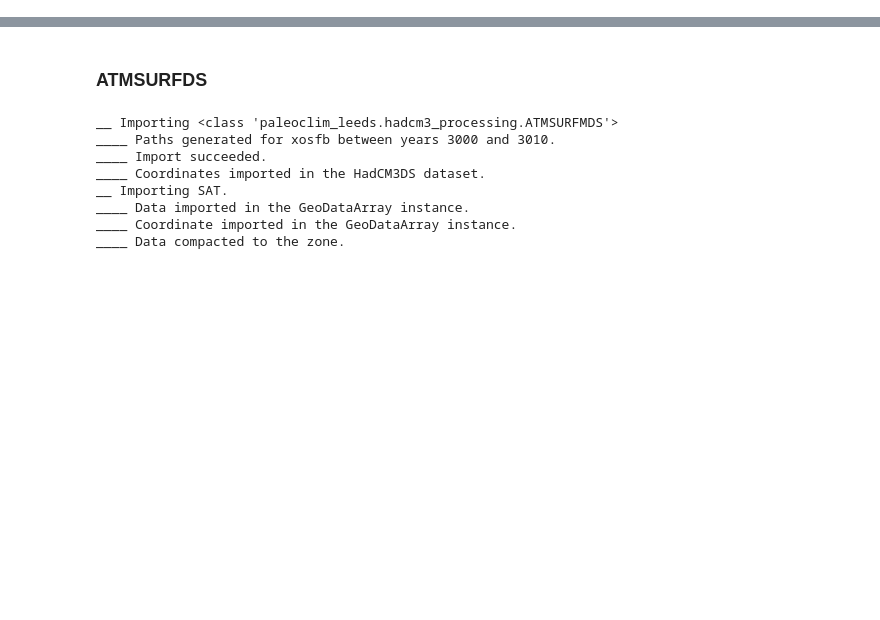
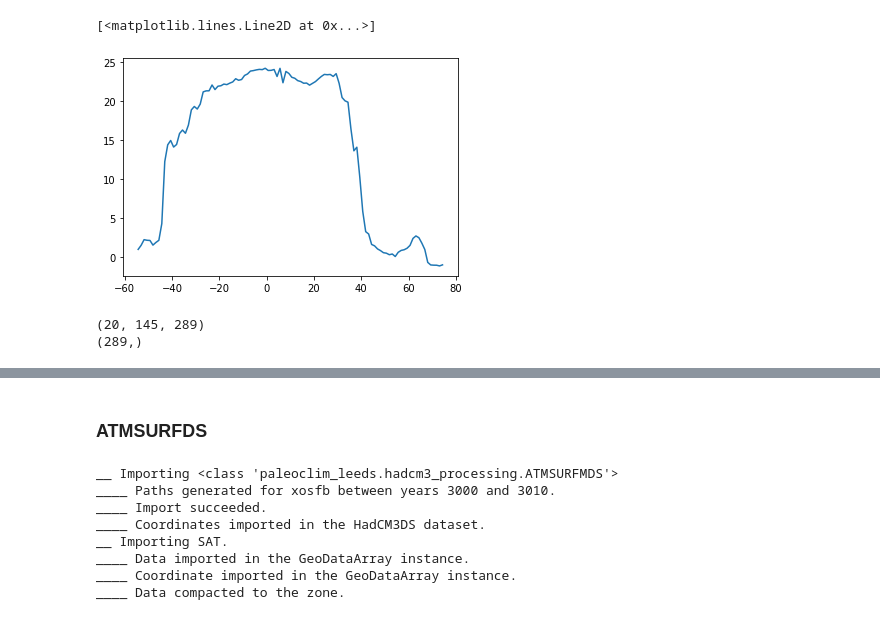
Before and after one commit to Olnavy/pylaeoclim_leeds, a Jupyter notebook: demos/demo_zone.ipynb, the cells around one changed output, grey strips where cells are left out. Drawn from its saved outputs; the diff is of its cells as text; code cells hidden in the pictures; blank space fills up the shorter version.

```diff
--- a/demos/demo_zone.ipynb
+++ b/demos/demo_zone.ipynb
@@ -78,0 +129,5 @@ array([-5.19245e+03, -4.57715e+03, -3.96190e+03, -3.34665e+03,
+# %%
+plt.plot(lat_ocn, np.nanmean(sst.values()*mask, axis=1))
+# %% [output]
+[<matplotlib.lines.Line2D at 0x...>]
+[figure, added]
@@ -78,0 +136,6 @@ array([-5.19245e+03, -4.57715e+03, -3.96190e+03, -3.34665e+03,
+# %%
+print((temp.values()*mask3D).shape)
+print(lon_ocn.shape)
+# %% [output]
+(20, 145, 289)
+(289,)
```
Also changed, not shown: parts of 21 cells of this notebook.
